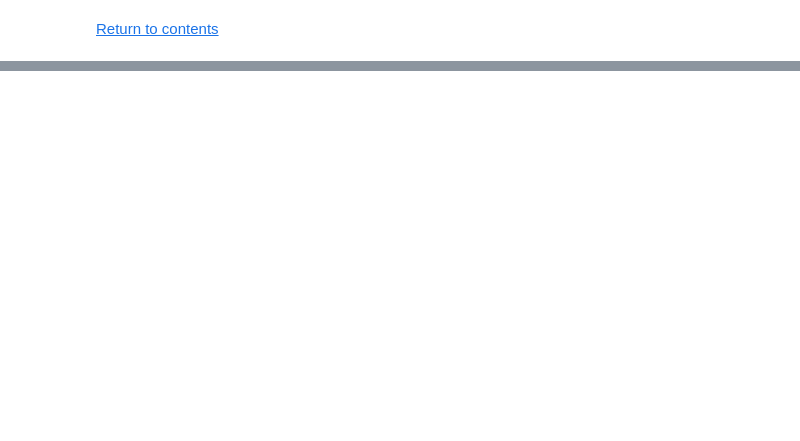
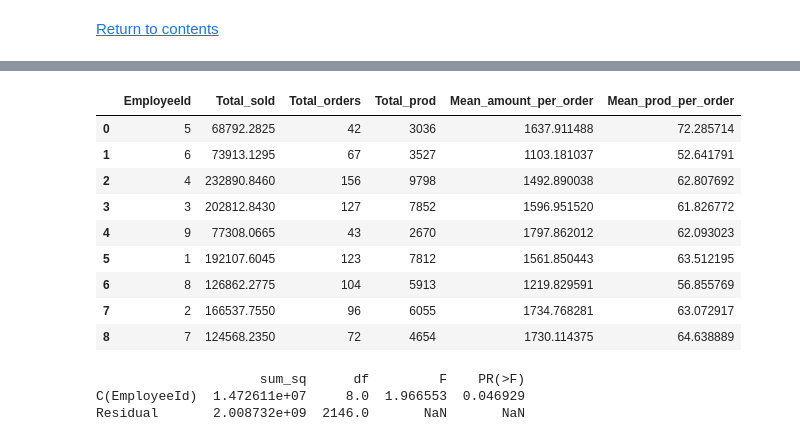
Before and after one commit to lraichik/dsc-mod-3-project-online-ds-ft-051319, a Jupyter notebook: Levi Raichik Mod 3 Project.ipynb, the cells around one changed output, grey strips where cells are left out. Cells and saved outputs as stored; diff of their text form; code cells hidden in the pictures; blank space fills up the shorter version.

```diff
--- a/Levi Raichik Mod 3 Project.ipynb
+++ b/Levi Raichik Mod 3 Project.ipynb
@@ -953,0 +1350,4 @@ c.execute('''select name from sqlite_master where type = 'table';''').fetchall()
+# %%
+emp_dict = {}
+for emp in emp_numbers:
+    emp_dict[emp] = empdf.loc[empdf.EmployeeId == emp]
@@ -953,0 +1358,15 @@ c.execute('''select name from sqlite_master where type = 'table';''').fetchall()
+# %%
+emp_total_dict = {}
+emp_orders_dict = {}
+emp_prod_dict = {}
+for emp in emp_numbers:
+    emp_total_dict[emp] = sum(emp_dict[emp].Total)
+    emp_orders_dict[emp] = len(emp_dict[emp].OrderId.unique())
+    emp_prod_dict[emp] = sum(emp_dict[emp].Quantity)
+# %%
+empdf2 = pd.DataFrame()
+empdf2['EmployeeId'] = emp_total_dict.keys()
+empdf2['Total_sold'] = emp_total_dict.values()
+empdf2['Total_orders'] = emp_orders_dict.values()
+empdf2['Total_prod'] = emp_prod_dict.values()
+empdf2
@@ -953,0 +1384,25 @@ c.execute('''select name from sqlite_master where type = 'table';''').fetchall()
+# %%
+empdf2['Mean_amount_per_order'] = empdf2.Total_sold / empdf2.Total_orders
+empdf2['Mean_prod_per_order'] = empdf2.Total_prod / empdf2.Total_orders
+# %%
+empdf2
+# %% [output]
+|  | EmployeeId | Total_sold | Total_orders | Total_prod | Mean_amount_per_order | Mean_prod_per_order |
+| 0 | 5 | 68792.2825 | 42 | 3036 | 1637.911488 | 72.285714 |
+| 1 | 6 | 73913.1295 | 67 | 3527 | 1103.181037 | 52.641791 |
+| 2 | 4 | 232890.8460 | 156 | 9798 | 1492.890038 | 62.807692 |
+| 3 | 3 | 202812.8430 | 127 | 7852 | 1596.951520 | 61.826772 |
+| 4 | 9 | 77308.0665 | 43 | 2670 | 1797.862012 | 62.093023 |
+| 5 | 1 | 192107.6045 | 123 | 7812 | 1561.850443 | 63.512195 |
+| 6 | 8 | 126862.2775 | 104 | 5913 | 1219.829591 | 56.855769 |
+| 7 | 2 | 166537.7550 | 96 | 6055 | 1734.768281 | 63.072917 |
+| 8 | 7 | 124568.2350 | 72 | 4654 | 1730.114375 | 64.638889 |
+# %%
+formula1 = 'Total ~ C(EmployeeId)'
+lm = ols(formula1, empdf).fit()
+table = sm.stats.anova_lm(lm, typ=2)
+print(table)
+# %% [output]
+                     sum_sq      df         F    PR(>F)
+C(EmployeeId)  1.472611e+07     8.0  1.966553  0.046929
+Residual       2.008732e+09  2146.0       NaN       NaN
```
Also changed, not shown: parts of 102 cells of this notebook, 1 other file.
